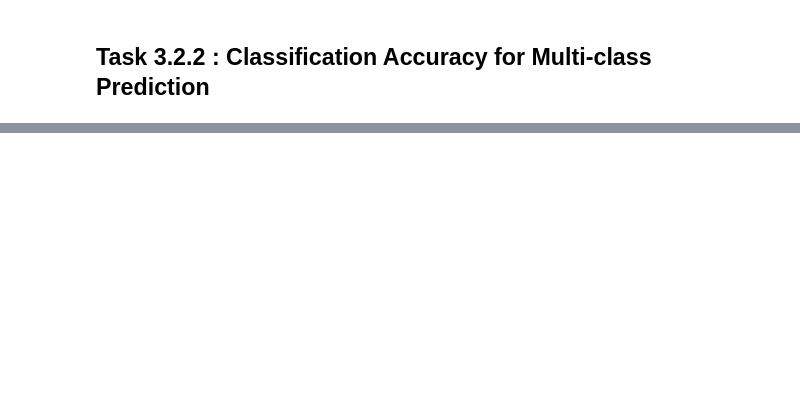
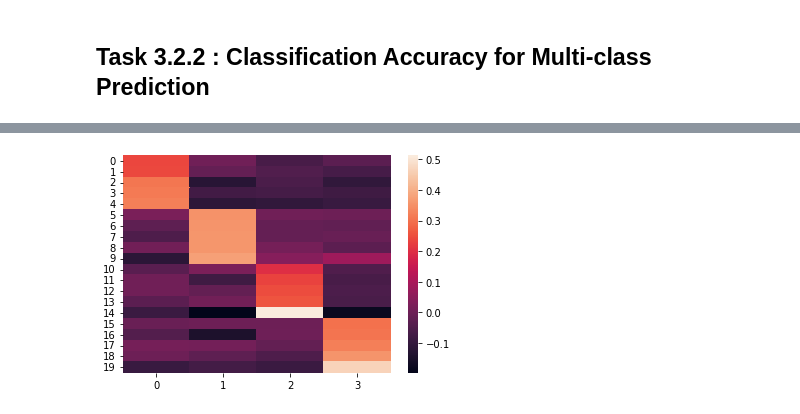
Before and after one commit to acollin19/comp551, a Jupyter notebook: assignment2_group_24.ipynb, the cells around one changed output, grey strips where cells are left out. Drawn from its saved outputs; the diff is of its cells as text; code cells hidden in the pictures; blank space fills up the shorter version.

```diff
--- a/assignment2_group_24.ipynb
+++ b/assignment2_group_24.ipynb
@@ -568,0 +616,16 @@ Report top 10 features with most positive/negative z-scores on the IMDB data usi
+# %%
+from seaborn import heatmap
+
+W_hat = mlr.W
+
+best_indices = []
+for i in range(4):
+  best_indices.append(np.argsort(np.transpose(W_hat)[i])[-5:])
+
+best_indices = np.array(best_indices).flatten()
+W_hat_transformed = W_hat[best_indices]
+W_hat_transformed = W_hat_transformed / W_hat_transformed.sum(axis=0)[None,:]
+
+fig = heatmap(W_hat_transformed, cmap='rocket')
+# %% [output]
+[figure, added]
```
Also changed, not shown: parts of 22 cells of this notebook.
